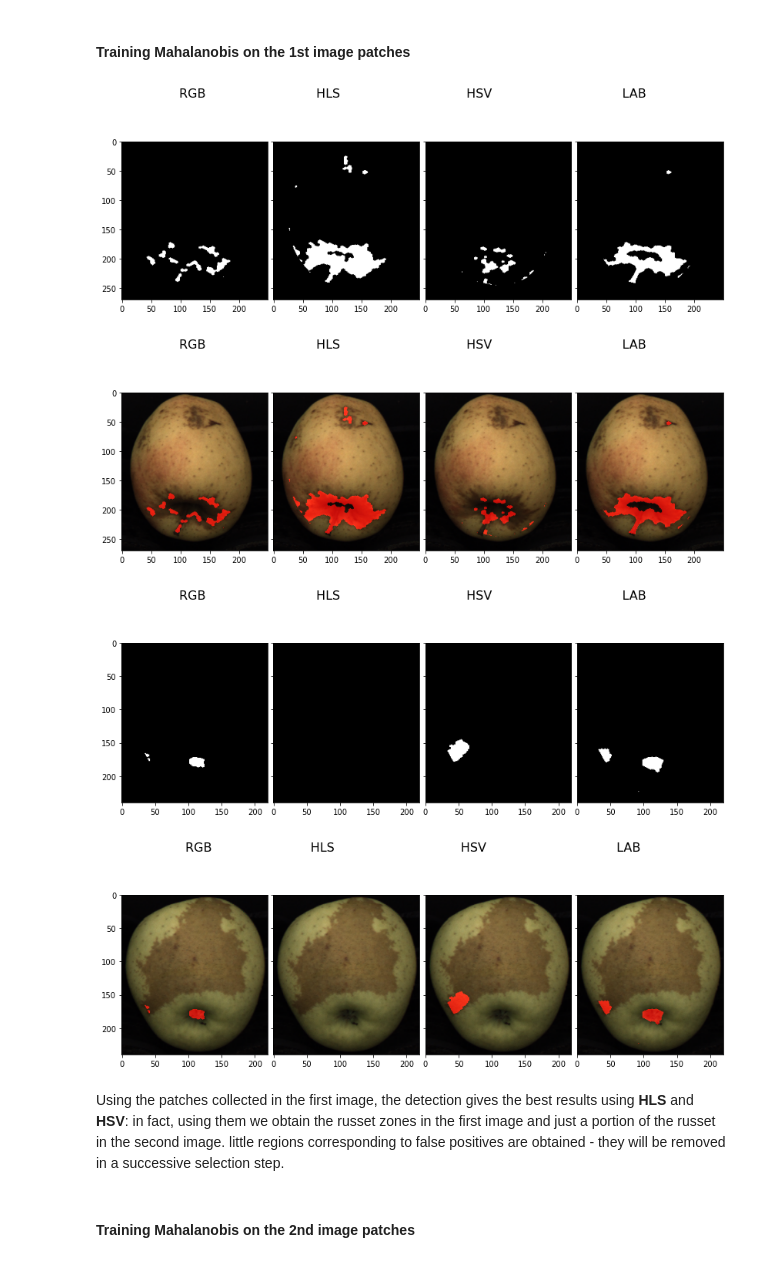
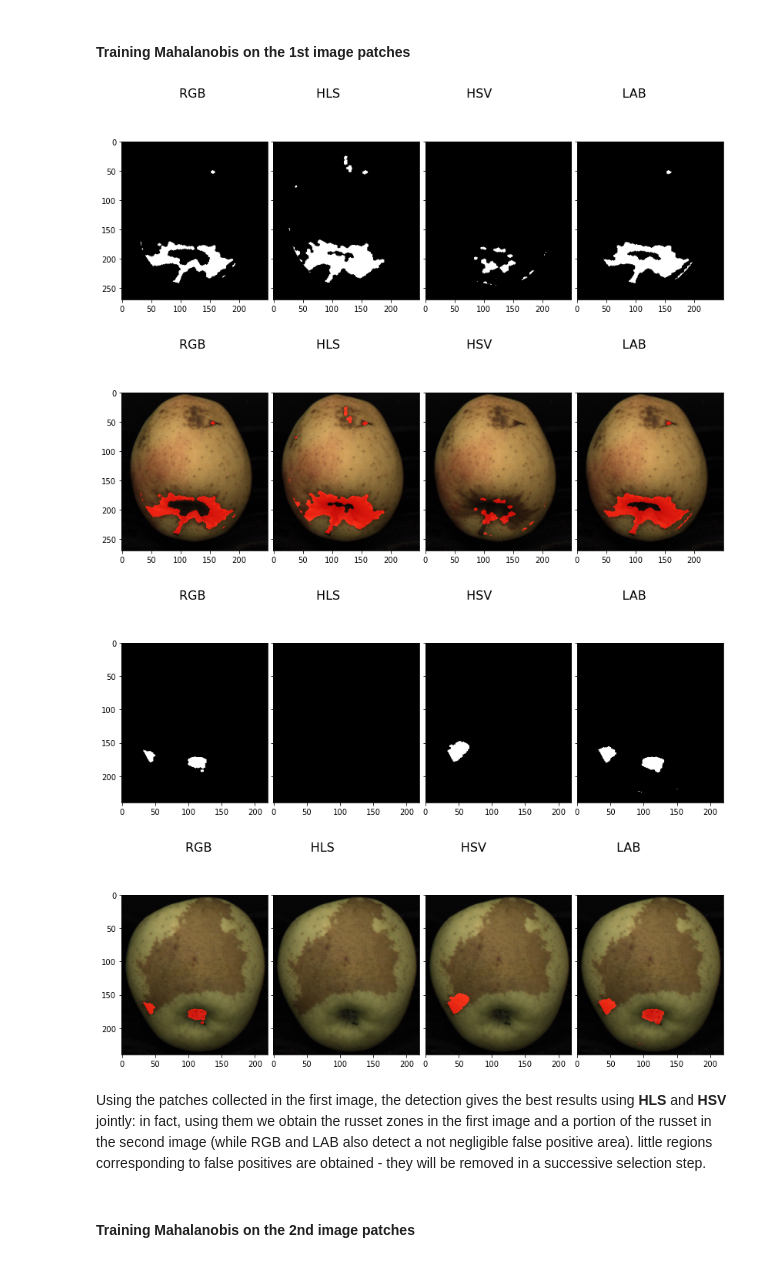
Before and after one commit to eskinderit/FruitDefectsInspection, a Jupyter notebook: second task/fruit_inspection - ex2.ipynb, the cells around one changed output. Cells and saved outputs as stored; diff of their text form; code cells hidden in the pictures.

Commit message:
Corrected mahalanobis distance formula and params in the notebook

```diff
--- a/second task/fruit_inspection - ex2.ipynb
+++ b/second task/fruit_inspection - ex2.ipynb
@@ -545,14 +545,18 @@ def compute_cov_matrix_and_mean(img, exclude_light_channel=None):
 
 
 def mahalanobis(original_img, means, variances, threshold=3):
+    '''
+    original_img: the image on which mahalanobis
+    means: the trained means on which mahalanobis distance has to be computed
+    variances: the trained variances on which mahalanobis distance has to be computed
+    threshold: the threshold (to square) used to select pixels on the original image based on their mahalanobis distance
+    '''
 
-    temp = ((original_img - means)**2)/variances
+    mahalanobis_distance = np.sum(((original_img - means)**2)/variances, axis=2)
 
-    temp = np.sum(temp, axis=2)**2
+    binarized_mahalanobis = cv2.threshold(mahalanobis_distance,threshold**2,255,cv2.THRESH_BINARY_INV)[1]
 
-    temp = cv2.threshold(temp,threshold**2,255,cv2.THRESH_BINARY_INV)[1]
-
-    return np.array(temp, dtype=np.uint8)
+    return np.array(binarized_mahalanobis, dtype=np.uint8)
 
 
 def apply_mahalanobis(img, train_img, threshold,color_space="rgb", exclude_light_channel=False):
@@ -716,47 +720,60 @@ def refine_segmentation(img):
 
     return refined
 
+## thresholds for mahalanobis distance
+rgb_thresh = 6
+hls_thresh = 1.7
+hsv_thresh = 2.20
+lab_thresh = 6
+
+
 ## TESTING ON 1ST IMAGE
 
 # Mahalanobis trained on 1st image defects - tesing on 1st image
 test_1_train_1 = [apply_mahalanobis(img=first_sample,
                                            train_img=collage_patches_first_sample,
                                            threshold=param[1],
-                                           color_space=param[0])[0] for param in [["rgb",6],["hls",3],["hsv",5],["lab",30]]]
+                                           color_space=param[0])[0] for param in [["rgb", rgb_thresh],
+                                                                                  ["hls", hls_thresh],
+                                                                                  ["hsv", hsv_thresh],
+                                                                                  ["lab", lab_thresh]]]
 
 
 test_1_train_1 = np.array(test_1_train_1, dtype=np.uint8)
 # applying the eroded mask to avoid false positives on borders of the fruit
 test_1_train_1 = [cv2.bitwise_and(eroded_masks[0],refine_segmentation(test_1_train_1[i])) for i in range(len(test_1_train_1))]
 
 # plotting results
 plot_images_row(test_1_train_1, title="RGB                            HLS                                HSV                                 LAB")
 overlay_test_1_train_1 = [show_masking_effect(np.array(i,dtype=np.uint8), np.array(color_imgs[0], dtype=np.uint8)) for i in test_1_train_1]
 
 plot_images_row(overlay_test_1_train_1, title="RGB                            HLS                                HSV                                 LAB")
 
 ## TESTING ON 2ND IMAGE
 
 # Mahalanobis trained on 1st image defects - tesing on 2nd image
 test_2_train_1 = [apply_mahalanobis(img=second_sample,
                                            train_img=collage_patches_first_sample,
                                            threshold=param[1],
-                                           color_space=param[0])[0] for param in [["rgb",6],["hls",3],["hsv",5],["lab",30]]]
+                                           color_space=param[0])[0] for param in [["rgb", rgb_thresh],
+                                                                                  ["hls", hls_thresh],
+                                                                                  ["hsv", hsv_thresh],
+                                                                                  ["lab", lab_thresh]]]
 
 # applying the eroded mask to avoid false positives on borders of the fruit
 test_2_train_1 = [cv2.bitwise_and(eroded_masks[1],refine_segmentation(test_2_train_1[i])) for i in range(len(test_2_train_1))]
 
 # plotting results
 plot_images_row(test_2_train_1, title="RGB                            HLS                                HSV                                 LAB")
 overlay_test_2_train_1 = [show_masking_effect(np.array(i,dtype=np.uint8), np.array(color_imgs[1], dtype=np.uint8)) for i in test_2_train_1]
 plot_images_row(overlay_test_2_train_1, title="RGB                         HLS                                HSV                                 LAB")
 # %% [output]
-[figure, old version]
+[figure, new version]
-[figure, old version]
+[figure, new version]
-[figure, old version]
+[figure, new version]
-[figure, old version]
+[figure, new version]
 # %% [markdown]
-Using the patches collected in the first image, the detection gives the best results using **HLS** and **HSV**: in fact, using them we obtain the russet zones in the first image and just a portion of the russet in the second image. little regions corresponding to false positives are obtained - they will be removed in a successive selection step.
+Using the patches collected in the first image, the detection gives the best results using **HLS** and **HSV** jointly: in fact, using them we obtain the russet zones in the first image and a portion of the russet in the second image (while RGB and LAB also detect a not negligible false positive area). little regions corresponding to false positives are obtained - they will be removed in a successive selection step.
 # %% [markdown]
 #### Training Mahalanobis on the 2nd image patches
 # %%
```
Also changed, not shown: parts of 6 cells of this notebook.
